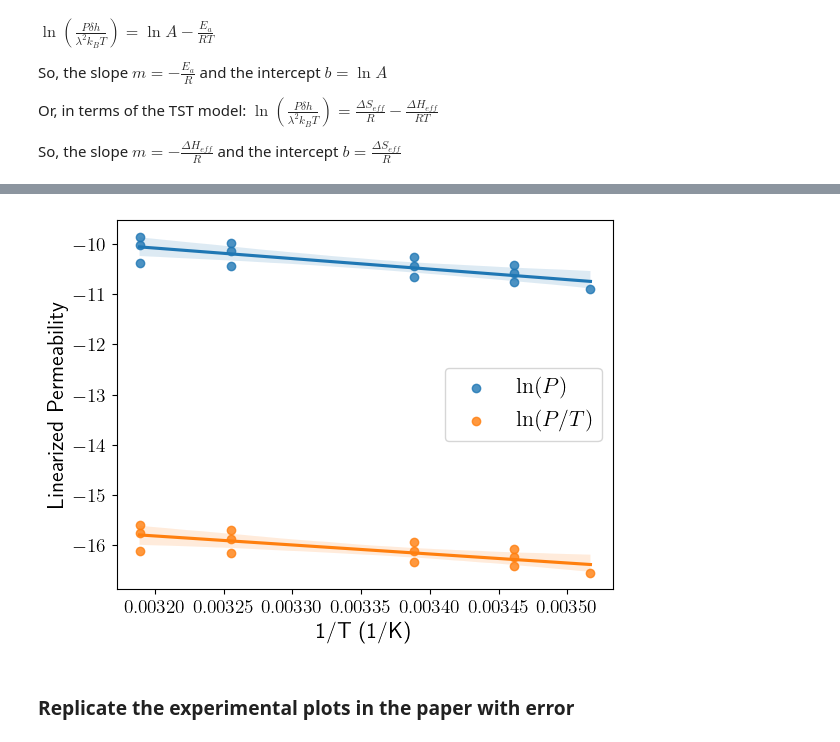
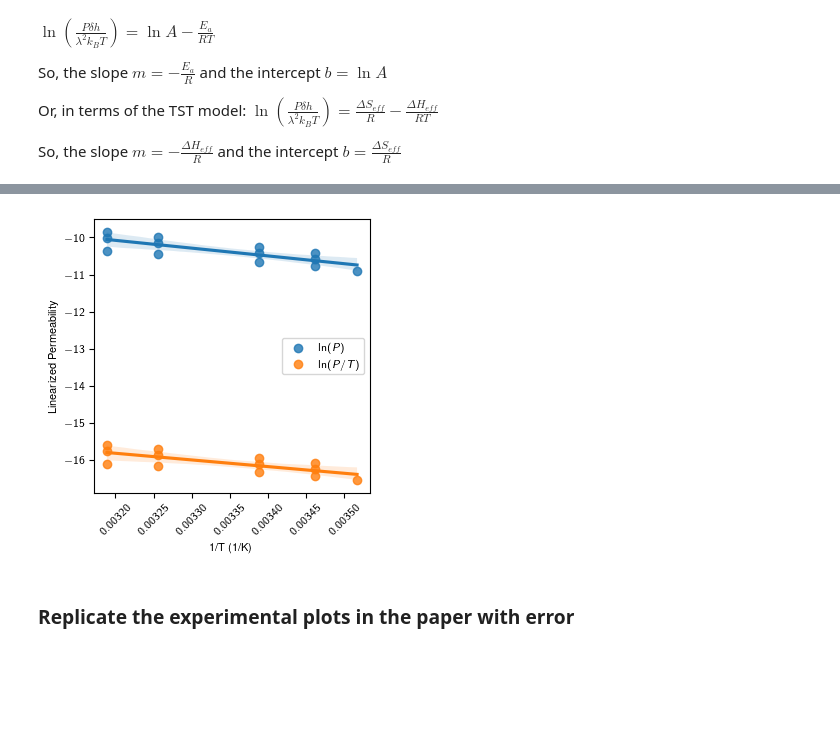
Before and after one commit to schwinns/eyring_model, a Jupyter notebook: experimental_barriers.ipynb, the cells around one changed output, grey strips where cells are left out. Saved outputs shown, nothing was run; the diff lists cells and outputs as text; code cells hidden in the pictures; blank space fills up the shorter version.

Commit message:
regenerate figures with the appropriate size for Science family of papers

```diff
--- a/experimental_barriers.ipynb
+++ b/experimental_barriers.ipynb
@@ -11,6 +11,9 @@ h = 6.62607 * 10**-34      # Planck (m^2 kg / s)
 R = 1.9858775 * 10**-3     # universal gas (kcal / mol K)
 
 plt.rcParams['text.usetex'] = True
+plt.rcParams['font.family'] = 'Helvetica'
+plt.rcParams['font.size'] = 8
+plt.rc('text.latex', preamble=r'\usepackage[cm]{sfmath}')
 # %%
 # make some guesses on parameters
 delta = 200 # 200 Angstrom thickness
@@ -161,19 +164,20 @@ Notes:
 strong multicollinearity or other numerical problems.
 # %%
 # plot the linear fits
-fig, ax = plt.subplots(1,1)
+fig, ax = plt.subplots(1,1, figsize=(3.55, 3.55))
 sns.regplot(x='1/T', y='ln(P)', data=df1, ax=ax, label='$\ln (P)$', ci=95)
 sns.regplot(x='1/T', y='ln(P/T)', data=df1, ax=ax, label='$\ln (P/T)$', ci=95)
 # sns.regplot(x='1/T', y='ln(CP/T)', data=df1, ax=ax, label='$\ln \left( P \delta h/ \lambda^2 k_B T \\right)$', ci=95)
 
-plt.ylabel('Linearized Permeability', fontsize=16)
-plt.xlabel('1/T (1/K)', fontsize=16)
-plt.legend(fontsize=16)
-plt.tick_params('both', labelsize=14)
+plt.ylabel('Linearized Permeability', fontsize=8)
+plt.xlabel('1/T (1/K)', fontsize=8)
+plt.legend(fontsize=8)
+ax.tick_params('x', labelrotation=45)
+plt.tick_params('both')
 
-fig.savefig('figs/TST_vs_Arrhenius_plots.png')
+fig.savefig('figs/TST_vs_Arrhenius_plots.pdf')
 # %% [output]
-[figure, old version]
+[figure, new version]
 # %% [markdown]
 ### Replicate the experimental plots in the paper with error
 # %%
```
Also changed, not shown: parts of 7 cells of this notebook, 25 other files.
